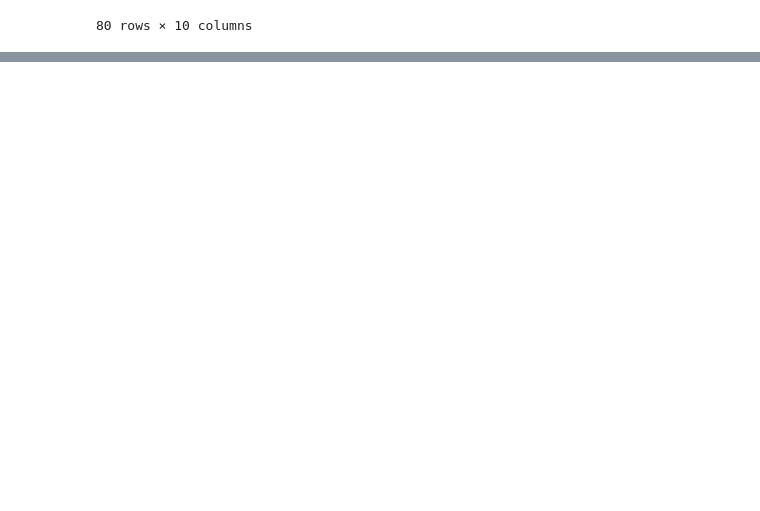
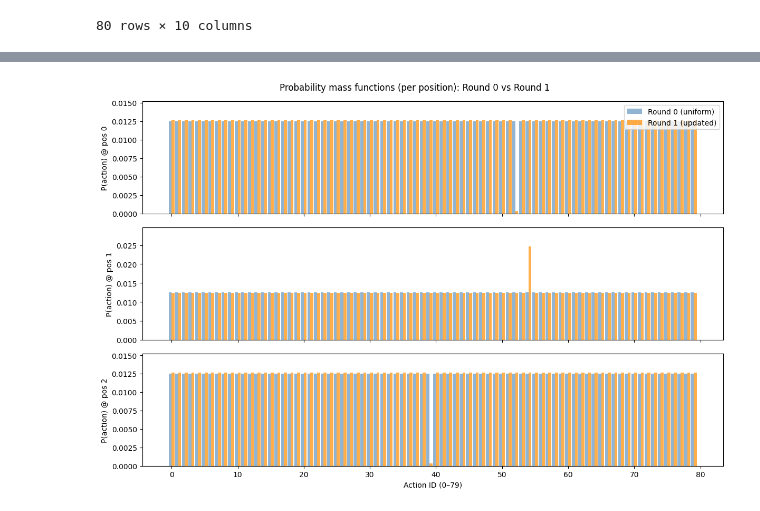
Before and after one commit to armandordorica/OBP_Replication, a Jupyter notebook: notebooks/bandit.ipynb, the cells around one changed output, grey strips where cells are left out. Saved outputs shown, nothing was run; the diff lists cells and outputs as text; code cells hidden in the pictures; blank space fills up the shorter version.

Commit message:
show updated distributions after one round

```diff
--- a/notebooks/bandit.ipynb
+++ b/notebooks/bandit.ipynb
@@ -154,0 +236,28 @@ df_probs[df_probs['action'] == obs_action]
+# %%
+# round 0 (uniform baseline)
+pmfs_round0 = {pos: np.ones(n_actions) / n_actions for pos in positions}
+
+# round 1 (updated probabilities after observations)
+pmfs_round1 = pmf_by_pos  # from your earlier update code
+
+# Plot side-by-side bars
+fig, axes = plt.subplots(3, 1, figsize=(12, 8), sharex=True)
+
+bar_width = 0.45
+
+for pos, ax in zip(positions, axes):
+    xs = np.arange(n_actions)
+    ax.bar(xs - bar_width/2, pmfs_round0[pos], width=bar_width,
+           color="steelblue", alpha=0.6, label="Round 0 (uniform)")
+    ax.bar(xs + bar_width/2, pmfs_round1[pos], width=bar_width,
+           color="darkorange", alpha=0.7, label="Round 1 (updated)")
+    ax.set_ylabel(f"P(action) @ pos {pos}")
+    ax.set_ylim(0, max(max(pmfs_round0[pos]), max(pmfs_round1[pos])) * 1.2)
+
+axes[-1].set_xlabel("Action ID (0–79)")
+fig.suptitle("Probability mass functions (per position): Round 0 vs Round 1")
+axes[0].legend(loc="upper right")
+plt.tight_layout()
+plt.show()
+# %% [output]
+[figure, added]
```
Also changed, not shown: parts of 3 cells of this notebook.
